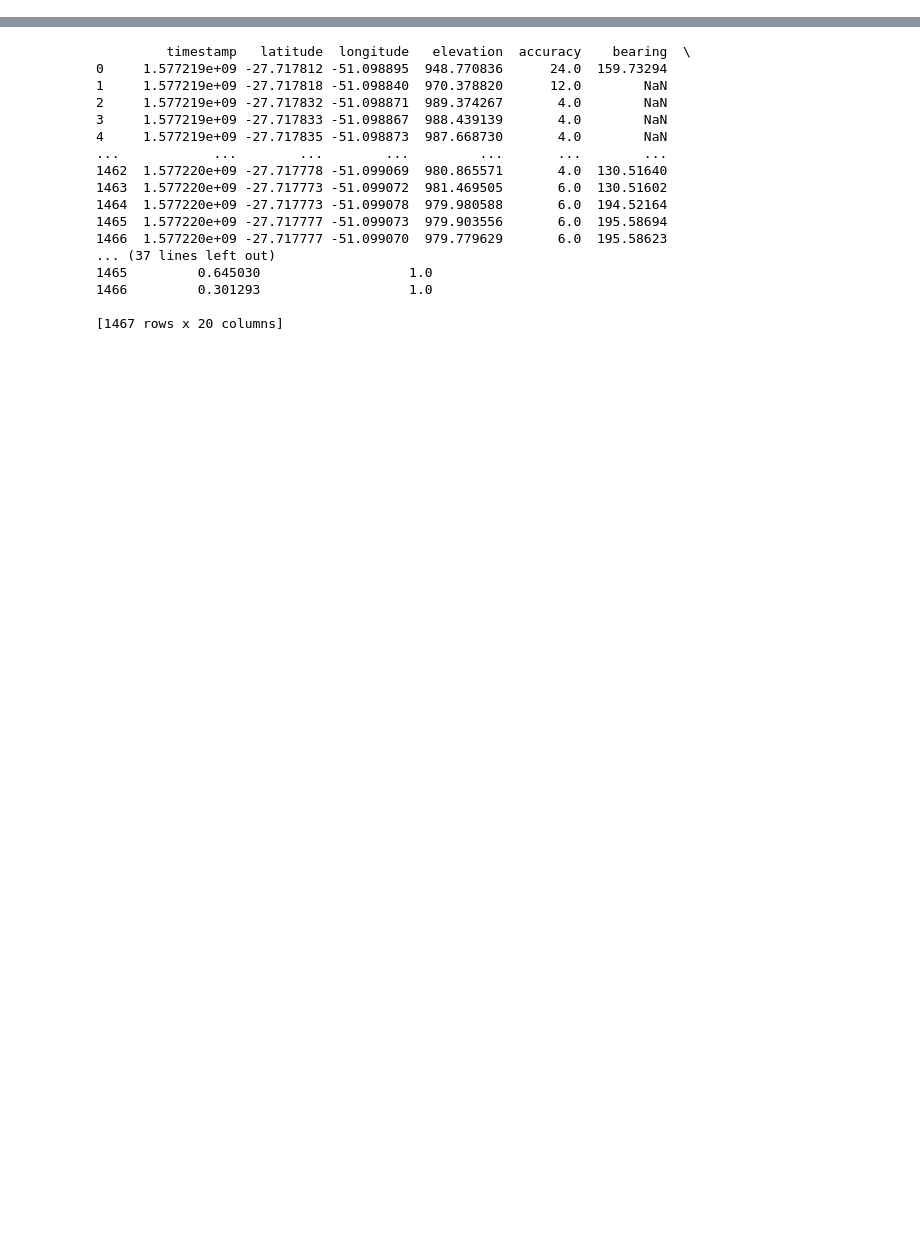
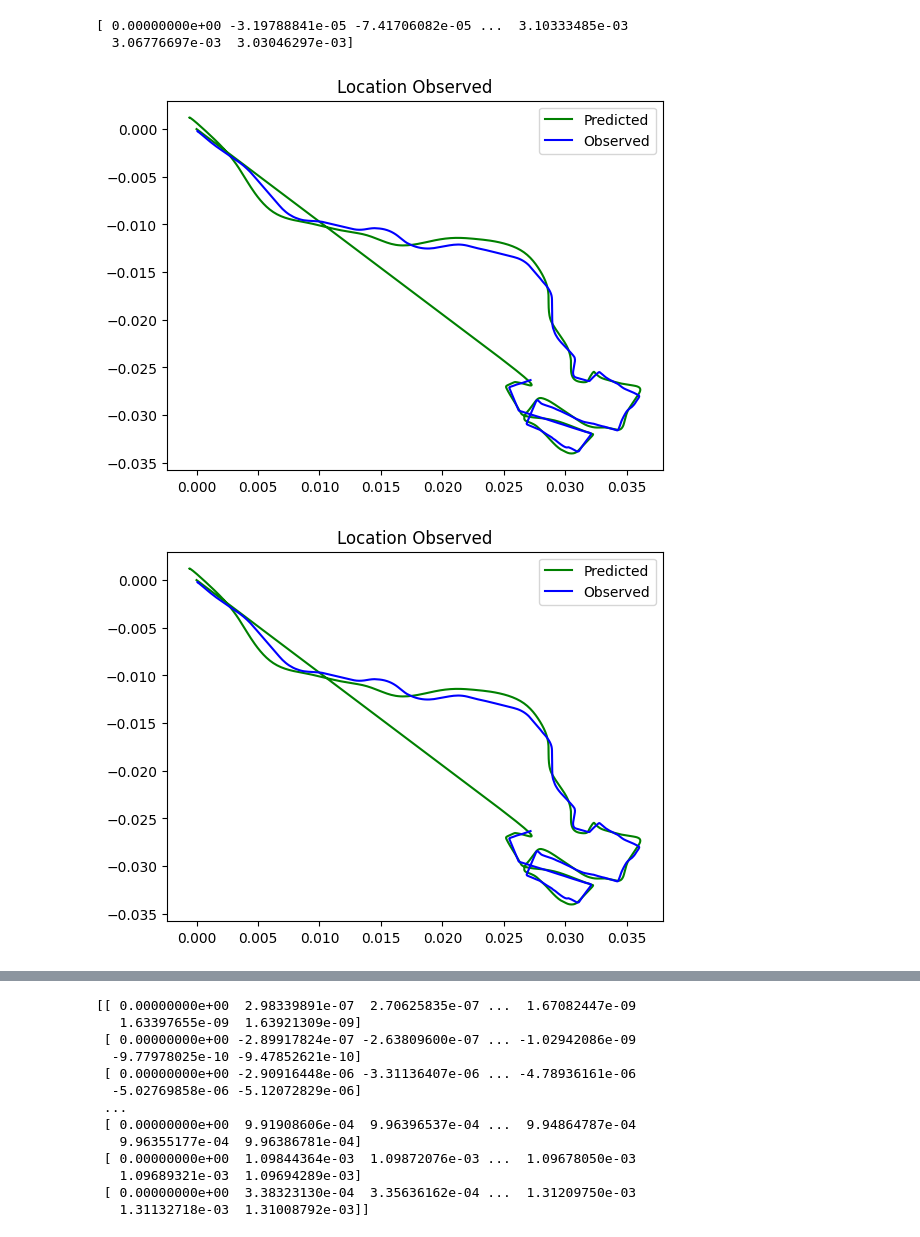
Before and after one commit to binDebug3/CarKalmanFilter, a Jupyter notebook: gwen.ipynb, the cells around one changed output, grey strips where cells are left out. Saved outputs shown, nothing was run; the diff lists cells and outputs as text; code cells hidden in the pictures; blank space fills up the shorter version.

```diff
--- a/gwen.ipynb
+++ b/gwen.ipynb
@@ -40,3 +47,9 @@ label_names.head()
 gps = dc.clean_gps(gps)
 left_gps = dc.clean_acc(left_gps)
 right_gps = dc.clean_acc(right_gps)
+# %%
+import cleaner
+
+parent = '.data'
+
+data_dict = cleaner.clean_dict(cleaner.load_data(parent, exclude_test=["PVS 7", "PVS 8"], exclude_val=["PVS 9"]))
@@ -42,0 +228,3 @@ right_gps = dc.clean_acc(right_gps)
+# %%
+z = kal_data["PVS 1"]
+print(z)
@@ -42,0 +249,31 @@ right_gps = dc.clean_acc(right_gps)
+# %%
+print(est[4,:])
+# %% [output]
+[ 0.00000000e+00 -3.19788841e-05 -7.41706082e-05 ...  3.10333485e-03
+  3.06776697e-03  3.03046297e-03]
+# %%
+cols = kal_data["PVS 1"].columns
+
+for i in range(len(cols)):
+    if i == 0 or i == 1:
+        plt.plot(est[0,:],est[1,:], label = "Predicted", c = 'g')
+        #plt.title("Location Predicted")
+        #plt.show()
+        plt.plot(z[0,:],z[1,:], label = "Observed", c = 'b')
+        plt.title("Location Observed")
+        plt.legend()
+        plt.show()
+
+    else:
+        domain = np.linspace(0,100,len(est[i,:]))
+        plt.plot(domain,z[i,:], label = "Observed", c = 'b')
+        plt.plot(domain,est[i,:], label = "Predicted", c = 'r')
+        plt.title(cols[i]+" Predicted")
+        #plt.show()
+        #plt.plot(domain,z[i,:], label = "Observed", c = 'b')
+        #plt.title(cols[i]+" Observed")
+        plt.legend()
+        plt.show()
+# %% [output]
+[figure, added]
+[figure, added]
@@ -43,20 +284,16 @@ right_gps = dc.clean_acc(right_gps)
 # %%
-print(gps)
+print(est)
 # %% [output]
-         timestamp   latitude  longitude   elevation  accuracy    bearing  \
-0     1.577219e+09 -27.717812 -51.098895  948.770836      24.0  159.73294
-1     1.577219e+09 -27.717818 -51.098840  970.378820      12.0        NaN
-2     1.577219e+09 -27.717832 -51.098871  989.374267       4.0        NaN
-3     1.577219e+09 -27.717833 -51.098867  988.439139       4.0        NaN
-4     1.577219e+09 -27.717835 -51.098873  987.668730       4.0        NaN
-...            ...        ...        ...         ...       ...        ...
-1462  1.577220e+09 -27.717778 -51.099069  980.865571       4.0  130.51640
-1463  1.577220e+09 -27.717773 -51.099072  981.469505       6.0  130.51602
-1464  1.577220e+09 -27.717773 -51.099078  979.980588       6.0  194.52164
-1465  1.577220e+09 -27.717777 -51.099073  979.903556       6.0  195.58694
-1466  1.577220e+09 -27.717777 -51.099070  979.779629       6.0  195.58623
-... (37 lines left out)
-1465         0.645030                   1.0
-1466         0.301293                   1.0
-
-[1467 rows x 20 columns]
+[[ 0.00000000e+00  2.98339891e-07  2.70625835e-07 ...  1.67082447e-09
+   1.63397655e-09  1.63921309e-09]
+ [ 0.00000000e+00 -2.89917824e-07 -2.63809600e-07 ... -1.02942086e-09
+  -9.77978025e-10 -9.47852621e-10]
+ [ 0.00000000e+00 -2.90916448e-06 -3.31136407e-06 ... -4.78936161e-06
+  -5.02769858e-06 -5.12072829e-06]
+ ...
+ [ 0.00000000e+00  9.91908606e-04  9.96396537e-04 ...  9.94864787e-04
+   9.96355177e-04  9.96386781e-04]
+ [ 0.00000000e+00  1.09844364e-03  1.09872076e-03 ...  1.09678050e-03
+   1.09689321e-03  1.09694289e-03]
+ [ 0.00000000e+00  3.38323130e-04  3.35636162e-04 ...  1.31209750e-03
+   1.31132718e-03  1.31008792e-03]]
```
Also changed, not shown: parts of 22 cells of this notebook, 3 other files.
